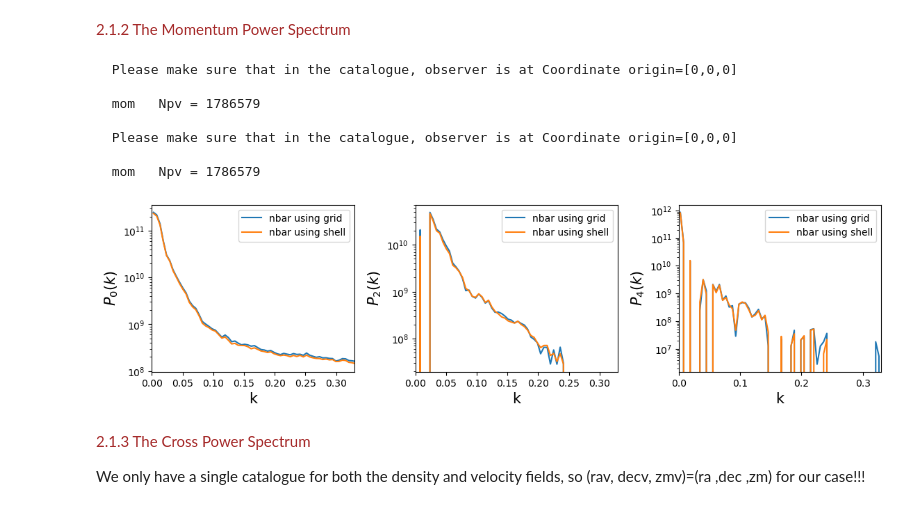
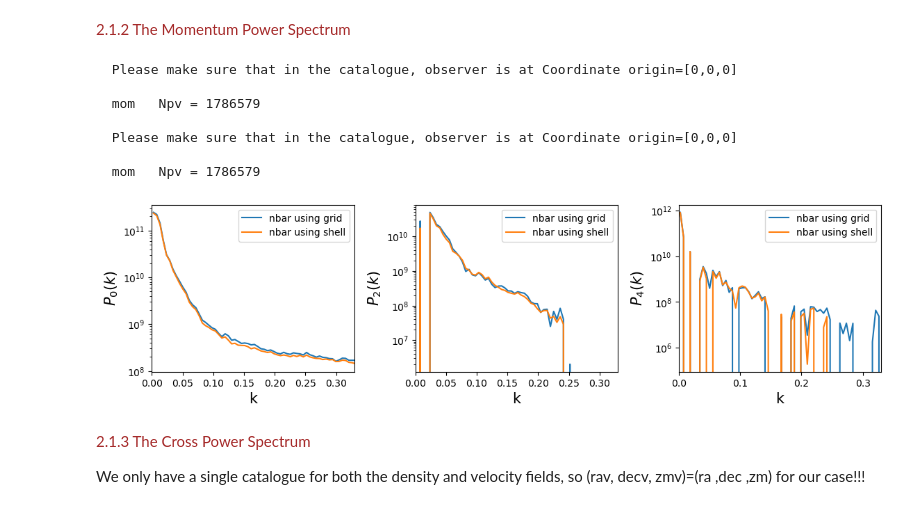
Before and after one commit to FeiQin-cosmologist/Galaxy_Power_Spectrum, a Jupyter notebook: CosmPSPy/Code/Examp_PS.ipynb, the cells around one changed output. Drawn from its saved outputs; the diff is of its cells as text; code cells hidden in the pictures.

```diff
--- a/CosmPSPy/Code/Examp_PS.ipynb
+++ b/CosmPSPy/Code/Examp_PS.ipynb
@@ -358,7 +359,7 @@ plt.show()
 # we assume the bulk flow velocity of the galaxies is 0:
 Bulk_vel= np.array([0.,0.,0.])
 sigv    = 300. # km/s is the intrinsic scatter of velocities.
-FKPv    = 5.*10.**9
+FKPv    = 10.**10
 
 # 1. if nbar is calculated on grid:
 out_dir,wfkpvG,NormvG= Pkest_Fun(kmin,kmax,nk,nx,ny,nz,xmin,xmax,ymin,ymax,zmin,zmax,
@@ -385,34 +386,34 @@ infile=np.loadtxt(file_dir+'PSmom_shell');
 KS=infile[:,1];
 P0S=infile[:,2];
 P2S=infile[:,4];
 P4S=infile[:,6];
 # make some plots:
 plt.figure(1,figsize=(12,3))
 fsiz=15;tsiz=10
 plt.subplot(131);plt.yscale('log')
 plt.plot(KG,P0G ,label='nbar using grid');
 plt.plot(KS,P0S ,label='nbar using shell');plt.xlim(0,0.33)
 plt.xlabel('k',fontsize=fsiz);plt.ylabel(r'$P_0(k)$',fontsize=fsiz);plt.tick_params( labelsize =tsiz); plt.legend()
 plt.subplot(132);plt.yscale('log')
 plt.plot(KG,P2G ,label='nbar using grid');
 plt.plot(KS,P2S ,label='nbar using shell');plt.xlim(0,0.33)
 plt.xlabel('k',fontsize=fsiz);plt.ylabel(r'$P_2(k)$',fontsize=fsiz);plt.tick_params( labelsize =tsiz); plt.legend()
 plt.subplot(133);plt.yscale('log')
 plt.plot(KG,P4G ,label='nbar using grid');
 plt.plot(KS,P4S ,label='nbar using shell');
 plt.xlabel('k',fontsize=fsiz);plt.ylabel(r'$P_4(k)$',fontsize=fsiz);plt.tick_params( labelsize =tsiz); plt.legend()
 plt.subplots_adjust(left=0.125,bottom=0.1, right=1.0, top=0.9, wspace=0.3, hspace=0.23)
 plt.xlim(0,0.33)
 plt.show()
 # %% [output]
   Please make sure that in the catalogue, observer is at Coordinate origin=[0,0,0]
 
   mom   Npv = 1786579
 
   Please make sure that in the catalogue, observer is at Coordinate origin=[0,0,0]
 
   mom   Npv = 1786579
-[figure, old version]
+[figure, new version]
 # %% [markdown]
 <font color='brown'><font size="3.9">2.1.3 The Cross Power Spectrum</font></font>
 
```
Also changed, not shown: parts of 34 cells of this notebook, 1 other file.
